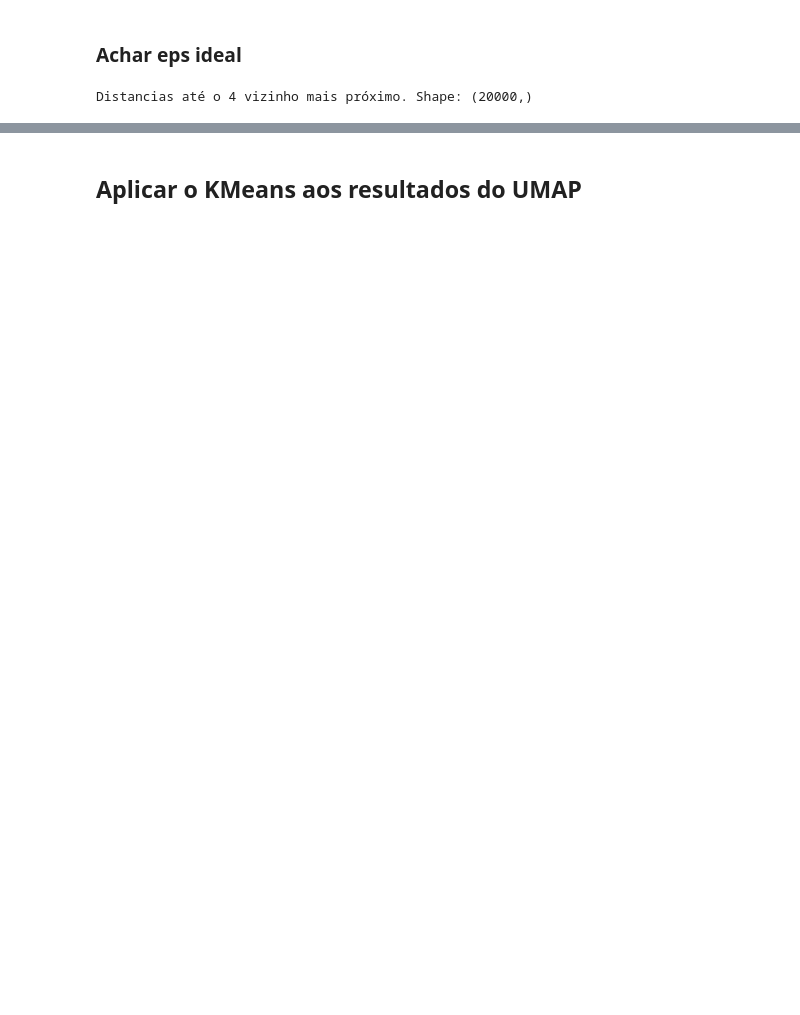
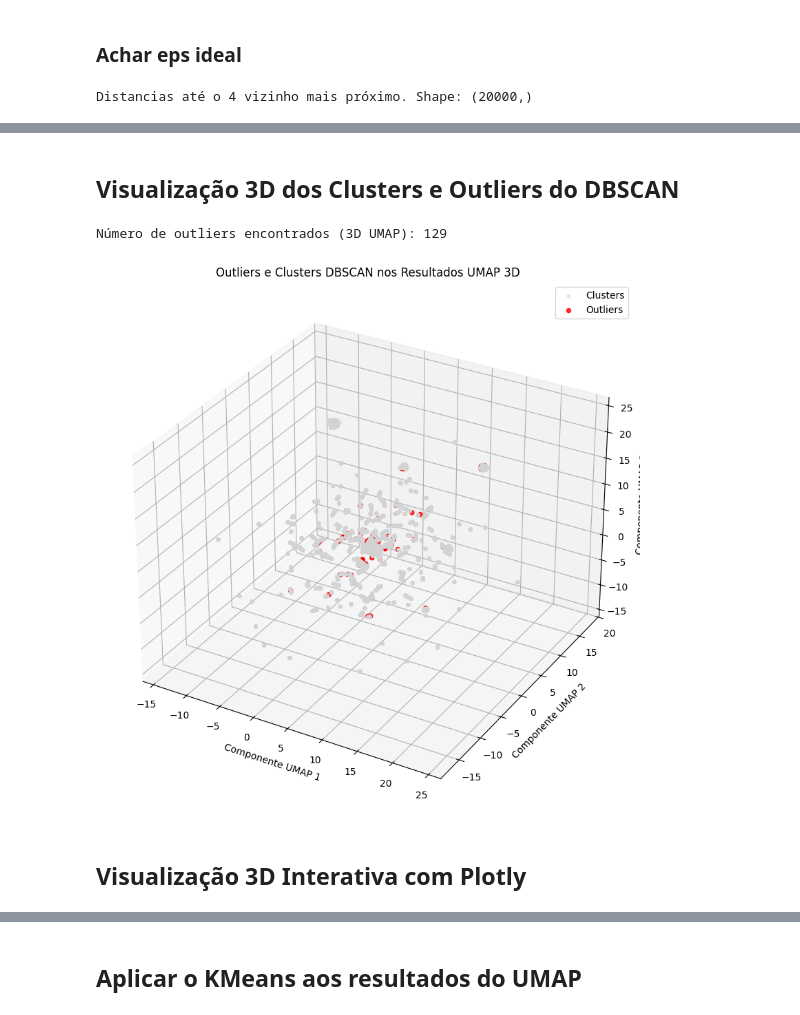
Before and after one commit to DanielBR0612/unsupervised-network-ids, a Jupyter notebook: Unsupervised_Network_Anomaly_Detection_CSE_CIC_2018.ipynb, the cells around one changed output, grey strips where cells are left out. Saved outputs shown, nothing was run; the diff lists cells and outputs as text; code cells hidden in the pictures; blank space fills up the shorter version.

```diff
--- a/Unsupervised_Network_Anomaly_Detection_CSE_CIC_2018.ipynb
+++ b/Unsupervised_Network_Anomaly_Detection_CSE_CIC_2018.ipynb
@@ -68,8 +78,7 @@ import numpy as np
 import gc
 
 arquivos_para_analise = [
-    '02-14-2018.csv',
-    '02-16-2018.csv'
+    '02-14-2018.csv' # Usando apenas um dia para análise
 ]
 
 FRACAO_AMOSTRA = 0.10
@@ -225,0 +295,41 @@ plt.show()
+# %% [markdown]
+## Visualização 3D dos Clusters e Outliers do DBSCAN
+# %%
+from sklearn.cluster import DBSCAN
+import matplotlib.pyplot as plt
+from mpl_toolkits.mplot3d import Axes3D
+
+# Re-executar DBSCAN nos resultados 3D do UMAP
+dbscan_instancia = DBSCAN(eps=0.1, min_samples=4)
+clusters_3d = dbscan_instancia.fit_predict(umap_3d)
+
+# Contar o número de outliers (pontos com cluster -1)
+num_outliers_3d = np.sum(clusters_3d == -1)
+print(f"Número de outliers encontrados (3D UMAP): {num_outliers_3d}")
+
+fig = plt.figure(figsize=(12, 10))
+ax = fig.add_subplot(111, projection='3d')
+
+# Plotar os clusters primeiro em cinza suave
+ax.scatter(umap_3d[clusters_3d != -1, 0],
+           umap_3d[clusters_3d != -1, 1],
+           umap_3d[clusters_3d != -1, 2],
+           c='lightgray', s=10, alpha=0.5, label='Clusters')
+
+# Plotar os outliers em vermelho brilhante
+ax.scatter(umap_3d[clusters_3d == -1, 0],
+           umap_3d[clusters_3d == -1, 1],
+           umap_3d[clusters_3d == -1, 2],
+           c='red', s=20, alpha=0.8, label='Outliers')
+
+ax.set_title('Outliers e Clusters DBSCAN nos Resultados UMAP 3D')
+ax.set_xlabel('Componente UMAP 1')
+ax.set_ylabel('Componente UMAP 2')
+ax.set_zlabel('Componente UMAP 3')
+ax.legend()
+plt.show()
+# %% [output]
+Número de outliers encontrados (3D UMAP): 129
+[figure, added]
+# %% [markdown]
+## Visualização 3D Interativa com Plotly
```
Also changed, not shown: parts of 32 cells of this notebook.
